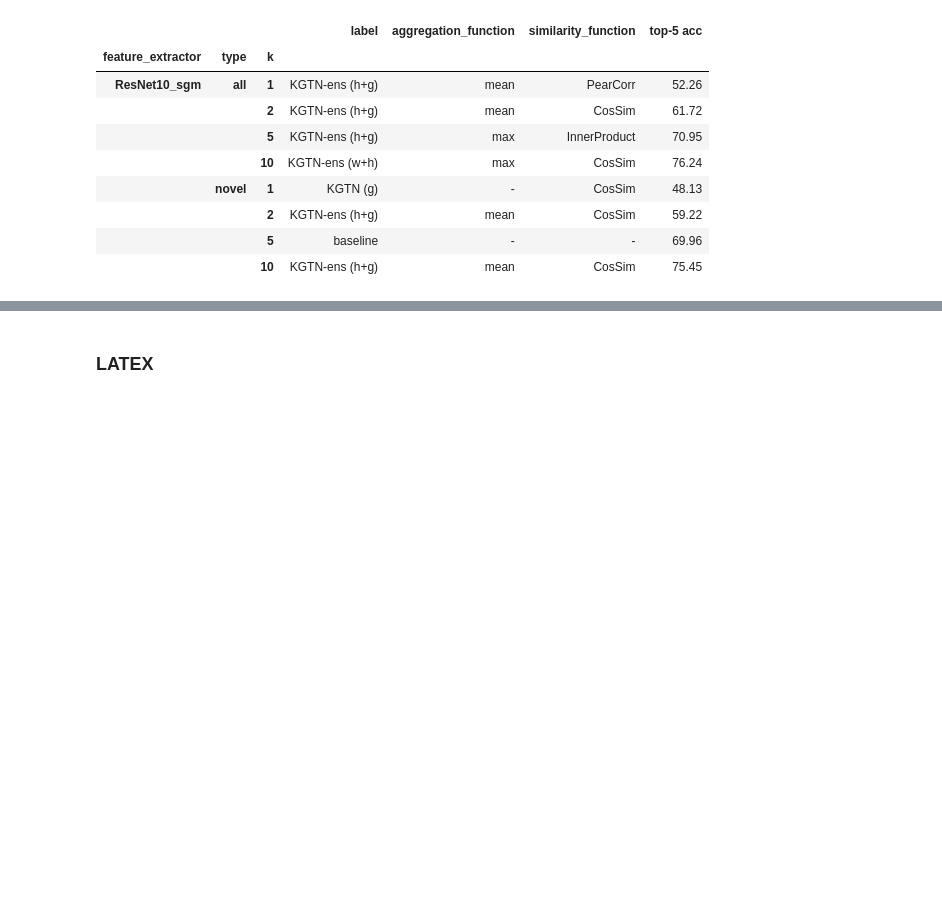
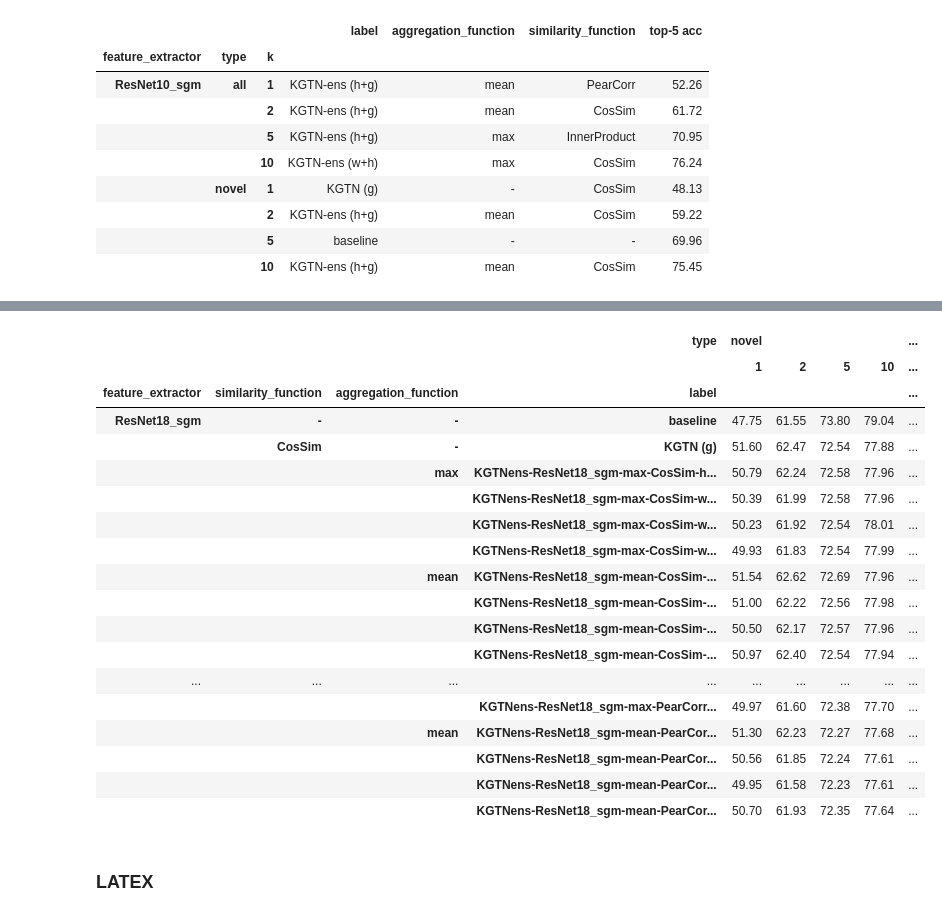
Before and after one commit to DominikFilipiak/KGTN-ens, a Jupyter notebook: notebooks/8_plots_kgtnens.ipynb, the cells around one changed output, grey strips where cells are left out. Saved outputs shown, nothing was run; the diff lists cells and outputs as text; code cells hidden in the pictures; blank space fills up the shorter version.

```diff
--- a/notebooks/8_plots_kgtnens.ipynb
+++ b/notebooks/8_plots_kgtnens.ipynb
@@ -490,3 +586,25 @@ get_best_models(df_max, 'ResNet18_sgm').sort_index().drop("rank", axis=1)
+# %%
+get_pivot_df(df)
+# %% [output]
+|  |  |  | type | novel |  |  |  | ... |
+|  |  |  |  | 1 | 2 | 5 | 10 | ... |
+| feature_extractor | similarity_function | aggregation_function | label |  |  |  |  | ... |
+| ResNet18_sgm | - | - | baseline | 47.75 | 61.55 | 73.80 | 79.04 | ... |
+|  | CosSim | - | KGTN (g) | 51.60 | 62.47 | 72.54 | 77.88 | ... |
+|  |  | max | KGTNens-ResNet18_sgm-max-CosSim-h... | 50.79 | 62.24 | 72.58 | 77.96 | ... |
+|  |  |  | KGTNens-ResNet18_sgm-max-CosSim-w... | 50.39 | 61.99 | 72.58 | 77.96 | ... |
+|  |  |  | KGTNens-ResNet18_sgm-max-CosSim-w... | 50.23 | 61.92 | 72.54 | 78.01 | ... |
+|  |  |  | KGTNens-ResNet18_sgm-max-CosSim-w... | 49.93 | 61.83 | 72.54 | 77.99 | ... |
+|  |  | mean | KGTNens-ResNet18_sgm-mean-CosSim-... | 51.54 | 62.62 | 72.69 | 77.96 | ... |
+|  |  |  | KGTNens-ResNet18_sgm-mean-CosSim-... | 51.00 | 62.22 | 72.56 | 77.98 | ... |
+|  |  |  | KGTNens-ResNet18_sgm-mean-CosSim-... | 50.50 | 62.17 | 72.57 | 77.96 | ... |
+|  |  |  | KGTNens-ResNet18_sgm-mean-CosSim-... | 50.97 | 62.40 | 72.54 | 77.94 | ... |
+| ... | ... | ... | ... | ... | ... | ... | ... | ... |
+|  |  |  | KGTNens-ResNet18_sgm-max-PearCorr... | 49.97 | 61.60 | 72.38 | 77.70 | ... |
+|  |  | mean | KGTNens-ResNet18_sgm-mean-PearCor... | 51.30 | 62.23 | 72.27 | 77.68 | ... |
+|  |  |  | KGTNens-ResNet18_sgm-mean-PearCor... | 50.56 | 61.85 | 72.24 | 77.61 | ... |
+|  |  |  | KGTNens-ResNet18_sgm-mean-PearCor... | 49.95 | 61.58 | 72.23 | 77.61 | ... |
+|  |  |  | KGTNens-ResNet18_sgm-mean-PearCor... | 50.70 | 61.93 | 72.35 | 77.64 | ... |
 # %% [markdown]
 ### LATEX
 # %%
```
Also changed, not shown: parts of 15 cells of this notebook, 38 other files.
